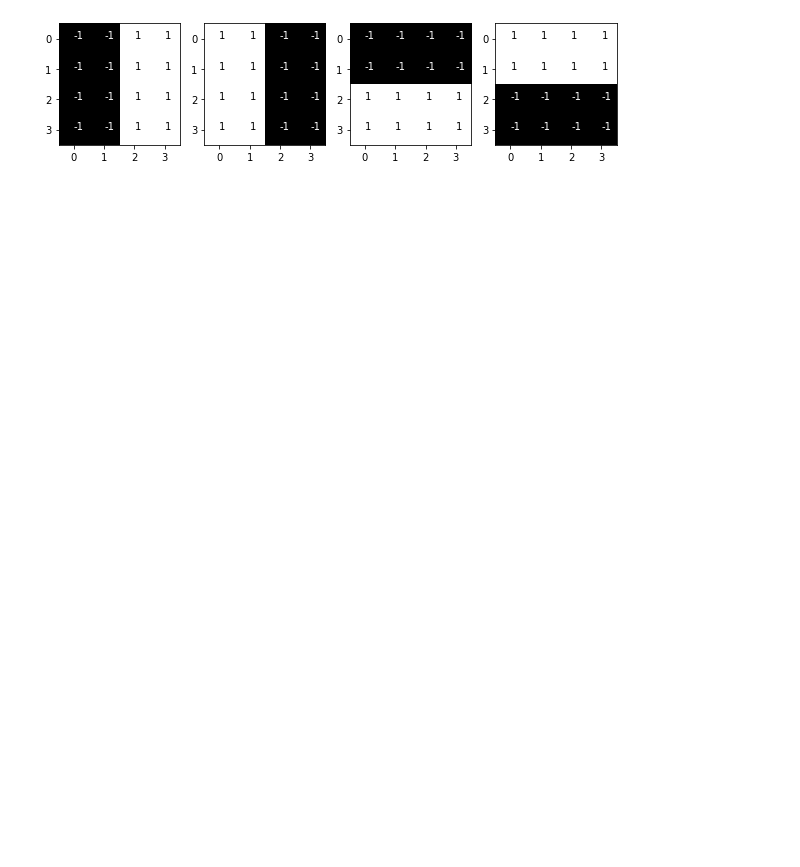
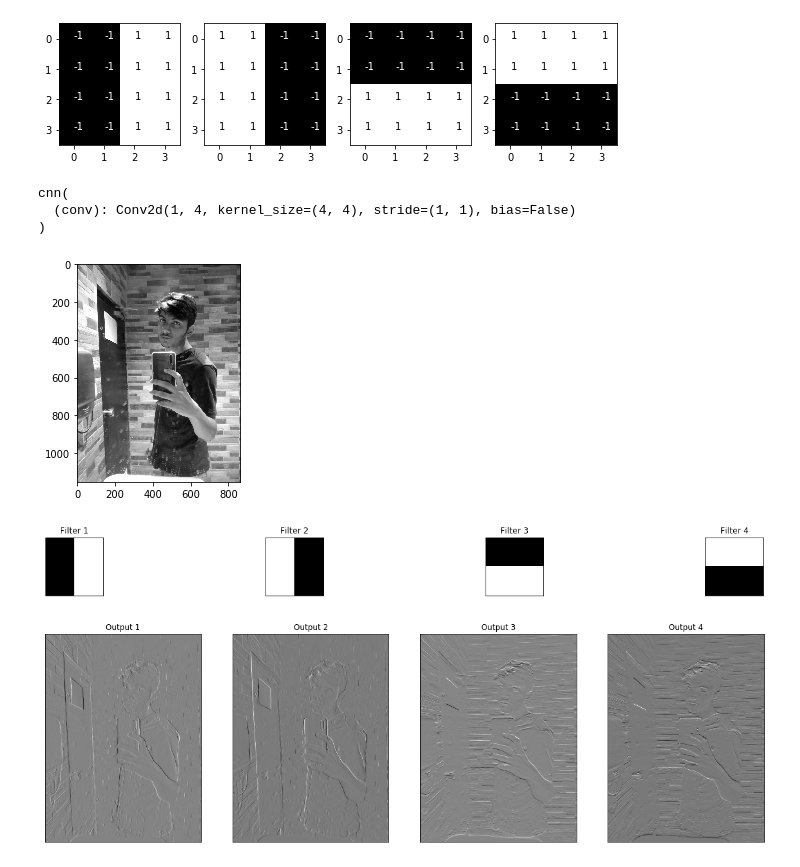
Before and after one commit to AbdurNawaz/Pytorch, a Jupyter notebook: Pytorch.ipynb, the cells around one changed output. Saved outputs shown, nothing was run; the diff lists cells and outputs as text; code cells hidden in the pictures; blank space fills up the shorter version.

```diff
--- a/Pytorch.ipynb
+++ b/Pytorch.ipynb
@@ -35,3 +35,54 @@ for i in range(4):
                   color='white' if filters[i][x][y]<0 else 'black')
 # %% [output]
 [figure]
+# %%
+class cnn(nn.Module):
+
+  def __init__(self, weight):
+    super(cnn, self).__init__()
+    k_height, k_width =  weight.shape[2:]
+    self.conv = nn.Conv2d(1, 4, kernel_size=(k_height, k_width), bias=False)
+    self.conv.weight = torch.nn.Parameter(weight)
+
+  def forward(self, x):
+    conv_x = self.conv(x)
+    activated_x = F.relu(conv_x)
+
+    return conv_x, activated_x
+
+weight = torch.from_numpy(filters).unsqueeze(1).type(torch.FloatTensor)
+model = cnn(weight)
+
+print(model)
+# %% [output]
+cnn(
+  (conv): Conv2d(1, 4, kernel_size=(4, 4), stride=(1, 1), bias=False)
+)
+# %%
+def viz_layer(layer, n_filters= 4):
+    fig = plt.figure(figsize=(20, 20))
+
+    for i in range(n_filters):
+        ax = fig.add_subplot(1, n_filters, i+1, xticks=[], yticks=[])
+        ax.imshow(np.squeeze(layer[0,i].data.numpy()), cmap='gray')
+        ax.set_title('Output %s' % str(i+1))
+# %%
+plt.imshow(gray_img, cmap='gray')
+
+fig = plt.figure(figsize=(12, 6))
+fig.subplots_adjust(left=0, right=1.5, bottom=0.8, top=1, hspace=0.05, wspace=0.05)
+for i in range(4):
+    ax = fig.add_subplot(1, 4, i+1, xticks=[], yticks=[])
+    ax.imshow(filters[i], cmap='gray')
+    ax.set_title('Filter %s' % str(i+1))
+
+
+gray_img_tensor = torch.from_numpy(gray_img).unsqueeze(0).unsqueeze(1)
+
+conv_layer, activated_layer = model(gray_img_tensor)
+
+viz_layer(conv_layer)
+# %% [output]
+[figure, added]
+[figure, added]
+[figure, added]
```
Also changed, not shown: parts of 3 cells of this notebook.
